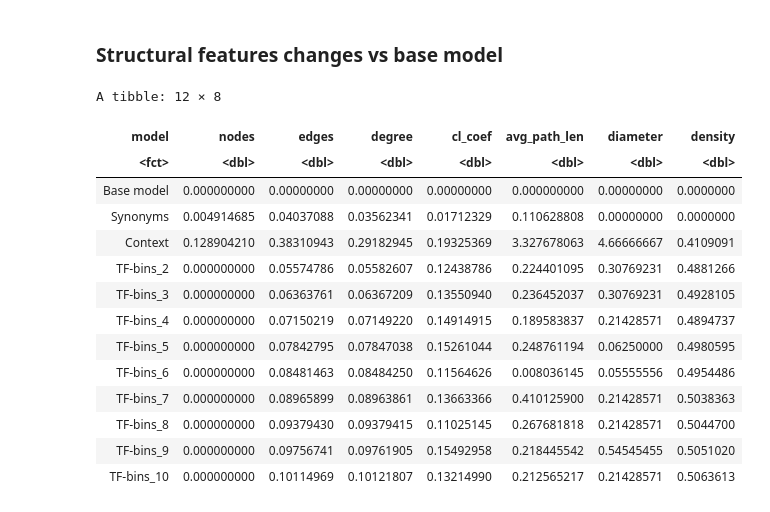
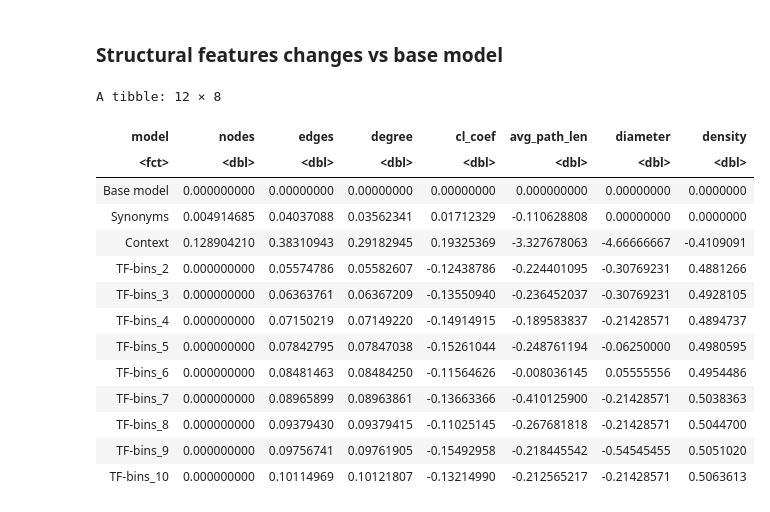
Before and after one commit to feup-infolab/army-ant, a Jupyter notebook: notebooks/hypergraph_of_entity/hypergraph_of_entity-model_compare.ipynb, the cells around one changed output. Cells and saved outputs as stored; diff of their text form; code cells hidden in the pictures.

```diff
--- a/notebooks/hypergraph_of_entity/hypergraph_of_entity-model_compare.ipynb
+++ b/notebooks/hypergraph_of_entity/hypergraph_of_entity-model_compare.ipynb
@@ -236,30 +238,31 @@ ggplot(struct_feat, aes(x=nodes, y=edges, color=model)) +
 # %%
 struct_feat_norm <- as.matrix(struct_feat[, 2:ncol(struct_feat)])
 
 struct_feat_norm <- sapply(1:ncol(struct_feat_norm), function(j) {
     sapply(1:nrow(struct_feat_norm), function(i) {
-        abs((struct_feat_norm[i, j] - struct_feat_norm[1, j]) / struct_feat_norm[i, j])
+        #abs((struct_feat_norm[i, j] - struct_feat_norm[1, j]) / struct_feat_norm[i, j])
+        (struct_feat_norm[i, j] - struct_feat_norm[1, j]) / struct_feat_norm[i, j]
     })
 })
 
 rownames(struct_feat_norm) <- NULL
 colnames(struct_feat_norm) <- names(struct_feat)[2:ncol(struct_feat)]
 
 struct_feat_norm <- as.tibble(cbind(model=struct_feat$model, as.data.frame(struct_feat_norm)))
 struct_feat_norm
 # %% [output]
 A tibble: 12 × 8
 | model | nodes | edges | degree | cl_coef | avg_path_len | diameter | density |
 | <fct> | <dbl> | <dbl> | <dbl> | <dbl> | <dbl> | <dbl> | <dbl> |
 | Base model | 0.000000000 | 0.00000000 | 0.00000000 | 0.00000000 | 0.000000000 | 0.00000000 | 0.0000000 |
-| Synonyms | 0.004914685 | 0.04037088 | 0.03562341 | 0.01712329 | 0.110628808 | 0.00000000 | 0.0000000 |
-| Context | 0.128904210 | 0.38310943 | 0.29182945 | 0.19325369 | 3.327678063 | 4.66666667 | 0.4109091 |
-| TF-bins_2 | 0.000000000 | 0.05574786 | 0.05582607 | 0.12438786 | 0.224401095 | 0.30769231 | 0.4881266 |
-| TF-bins_3 | 0.000000000 | 0.06363761 | 0.06367209 | 0.13550940 | 0.236452037 | 0.30769231 | 0.4928105 |
-| TF-bins_4 | 0.000000000 | 0.07150219 | 0.07149220 | 0.14914915 | 0.189583837 | 0.21428571 | 0.4894737 |
-| TF-bins_5 | 0.000000000 | 0.07842795 | 0.07847038 | 0.15261044 | 0.248761194 | 0.06250000 | 0.4980595 |
-| TF-bins_6 | 0.000000000 | 0.08481463 | 0.08484250 | 0.11564626 | 0.008036145 | 0.05555556 | 0.4954486 |
-| TF-bins_7 | 0.000000000 | 0.08965899 | 0.08963861 | 0.13663366 | 0.410125900 | 0.21428571 | 0.5038363 |
-| TF-bins_8 | 0.000000000 | 0.09379430 | 0.09379415 | 0.11025145 | 0.267681818 | 0.21428571 | 0.5044700 |
-| TF-bins_9 | 0.000000000 | 0.09756741 | 0.09761905 | 0.15492958 | 0.218445542 | 0.54545455 | 0.5051020 |
-| TF-bins_10 | 0.000000000 | 0.10114969 | 0.10121807 | 0.13214990 | 0.212565217 | 0.21428571 | 0.5063613 |
+| Synonyms | 0.004914685 | 0.04037088 | 0.03562341 | 0.01712329 | -0.110628808 | 0.00000000 | 0.0000000 |
+| Context | 0.128904210 | 0.38310943 | 0.29182945 | 0.19325369 | -3.327678063 | -4.66666667 | -0.4109091 |
+| TF-bins_2 | 0.000000000 | 0.05574786 | 0.05582607 | -0.12438786 | -0.224401095 | -0.30769231 | 0.4881266 |
+| TF-bins_3 | 0.000000000 | 0.06363761 | 0.06367209 | -0.13550940 | -0.236452037 | -0.30769231 | 0.4928105 |
+| TF-bins_4 | 0.000000000 | 0.07150219 | 0.07149220 | -0.14914915 | -0.189583837 | -0.21428571 | 0.4894737 |
+| TF-bins_5 | 0.000000000 | 0.07842795 | 0.07847038 | -0.15261044 | -0.248761194 | -0.06250000 | 0.4980595 |
+| TF-bins_6 | 0.000000000 | 0.08481463 | 0.08484250 | -0.11564626 | -0.008036145 | 0.05555556 | 0.4954486 |
+| TF-bins_7 | 0.000000000 | 0.08965899 | 0.08963861 | -0.13663366 | -0.410125900 | -0.21428571 | 0.5038363 |
+| TF-bins_8 | 0.000000000 | 0.09379430 | 0.09379415 | -0.11025145 | -0.267681818 | -0.21428571 | 0.5044700 |
+| TF-bins_9 | 0.000000000 | 0.09756741 | 0.09761905 | -0.15492958 | -0.218445542 | -0.54545455 | 0.5051020 |
+| TF-bins_10 | 0.000000000 | 0.10114969 | 0.10121807 | -0.13214990 | -0.212565217 | -0.21428571 | 0.5063613 |
```
Also changed, not shown: parts of 3 cells of this notebook.
